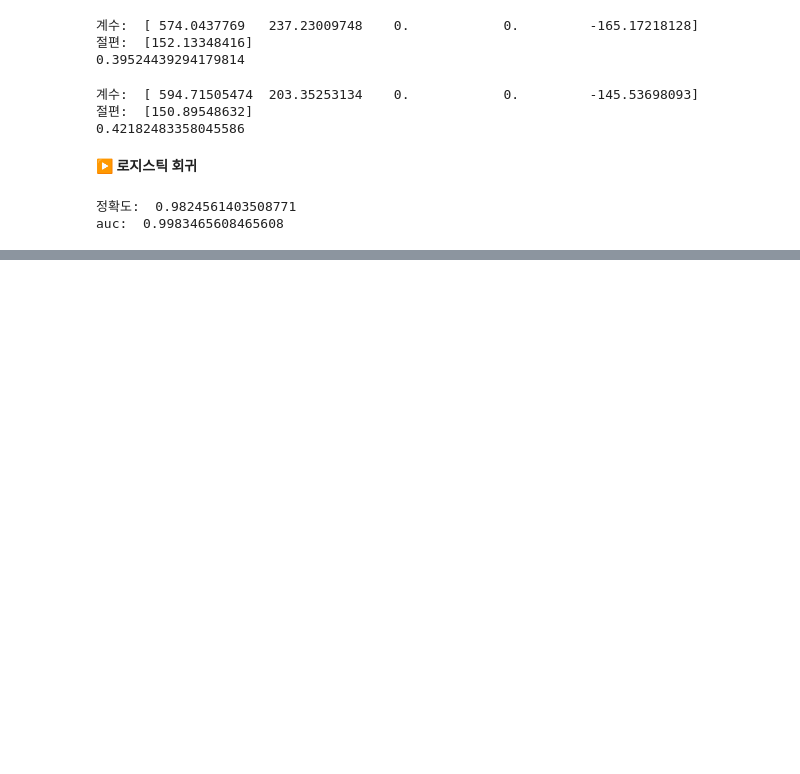
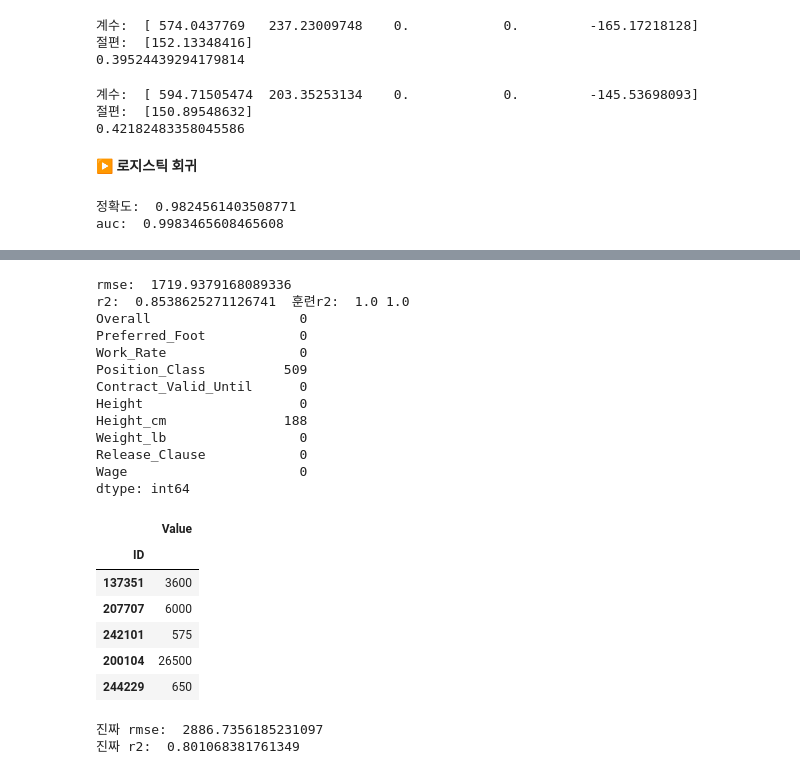
Before and after one commit to chickengak/TIL, a Jupyter notebook: dev-journey/big-data/빅분기-실기-wrap_up.ipynb, the cells around one changed output, grey strips where cells are left out. Saved outputs shown, nothing was run; the diff lists cells and outputs as text; code cells hidden in the pictures; blank space fills up the shorter version.

```diff
--- a/dev-journey/big-data/빅분기-실기-wrap_up.ipynb
+++ b/dev-journey/big-data/빅분기-실기-wrap_up.ipynb
@@ -881,0 +1267,74 @@ auc:  0.9983465608465608
+# %%
+from sklearn.ensemble import RandomForestRegressor
+from sklearn.preprocessing import StandardScaler
+from sklearn.model_selection import train_test_split
+from sklearn.metrics import mean_squared_error, r2_score
+
+X = pd.read_csv('samples/연습문제/FIFA_X_train.csv', encoding='cp949', index_col=0).drop(['Nationality', 'Club', 'Position', 'Age', 'Jersey_Number'], axis=1)
+Y = pd.read_csv('samples/연습문제/FIFA_y_train.csv', encoding='cp949', index_col=0)
+df = pd.concat((X, Y), axis=1)
+df = df.dropna(subset=['Weight_lb'])
+df['Height_cm'] = df['Height'].apply(lambda x: int(x.split("'")[0])*30 + int(x.split("'")[1])*2.5) # 키
+#### df = df.loc[~(df['Age'] == '2*') & ~(df['Age'] == '3*') & ~(df['Age'] == '1*')]
+df['Preferred_Foot'] = df['Preferred_Foot'].apply(lambda x: 0 if x == 'Left' else 1)        # 왼발오른발
+df = pd.concat((df, pd.get_dummies(df['Position_Class'])), axis=1).drop('Position_Class', axis=1)   # 원핫
+df = pd.concat((df, pd.get_dummies(df['Work_Rate'])), axis=1).drop('Work_Rate', axis=1)             # 원핫
+# print(df.shape)
+# display(df.head(3))
+# print(df.info())
+#print(df['Age'].value_counts())
+#print(len(df['Wage'].unique()), df['Wage'].unique())
+X = df.drop(['Value', 'Height'], axis=1); Y = df['Value']
+train_X, val_X, train_Y, val_Y = train_test_split(X, Y, train_size=0.8, random_state=42)
+
+model = RandomForestClassifier(random_state=42)
+#model.fit(X, Y)
+model.fit(train_X, train_Y)
+
+predicted = model.predict(val_X)
+print('rmse: ', np.sqrt(mean_squared_error(val_Y, predicted)))
+print('r2: ', r2_score(val_Y, predicted), ' 훈련r2: ', model.score(train_X, train_Y), r2_score(train_Y, model.predict(train_X)))
+
+df = pd.read_csv('samples/연습문제/FIFA_X_test.csv', encoding='cp949', index_col=0).drop(['Nationality', 'Club', 'Position', 'Age', 'Jersey_Number'], axis=1)
+print(df.isnull().sum())
+df['Height_cm'] = df['Height'].apply(lambda x: int(x.split("'")[0])*30 + int(x.split("'")[1])*2.5) # 키
+df['Preferred_Foot'] = df['Preferred_Foot'].apply(lambda x: 0 if x == 'Left' else 1)        # 왼발오른발
+df = pd.concat((df, pd.get_dummies(df['Position_Class'])), axis=1).drop('Position_Class', axis=1)   # 원핫
+df = pd.concat((df, pd.get_dummies(df['Work_Rate'])), axis=1).drop('Work_Rate', axis=1)             # 원핫
+df = df.drop(['Height'], axis=1)
+
+res = model.predict(df)
+#print(df.index)
+res = pd.DataFrame(res, index=df.index, columns=['Value'])
+res.to_csv('./temp.csv')
+res = pd.read_csv('./temp.csv', index_col=0)
+display(res.head())
+res_real = pd.read_csv('samples/연습문제/FIFA_y_test.csv', encoding='cp949', index_col=0)
+print('진짜 rmse: ', np.sqrt(mean_squared_error(res_real, res)))
+print('진짜 r2: ', r2_score(res_real, res))
+
+# model = RandomForestClassifier(random_state=42, oob_score=True)
+# model.fit(X, Y)
+# %% [output]
+rmse:  1719.9379168089336
+r2:  0.8538625271126741  훈련r2:  1.0 1.0
+Overall                   0
+Preferred_Foot            0
+Work_Rate                 0
+Position_Class          509
+Contract_Valid_Until      0
+Height                    0
+Height_cm               188
+Weight_lb                 0
+Release_Clause            0
+Wage                      0
+dtype: int64
+|  | Value |
+| ID |  |
+| 137351 | 3600 |
+| 207707 | 6000 |
+| 242101 | 575 |
+| 200104 | 26500 |
+| 244229 | 650 |
+진짜 rmse:  2886.7356185231097
+진짜 r2:  0.801068381761349
```
Also changed, not shown: parts of 47 cells of this notebook.
